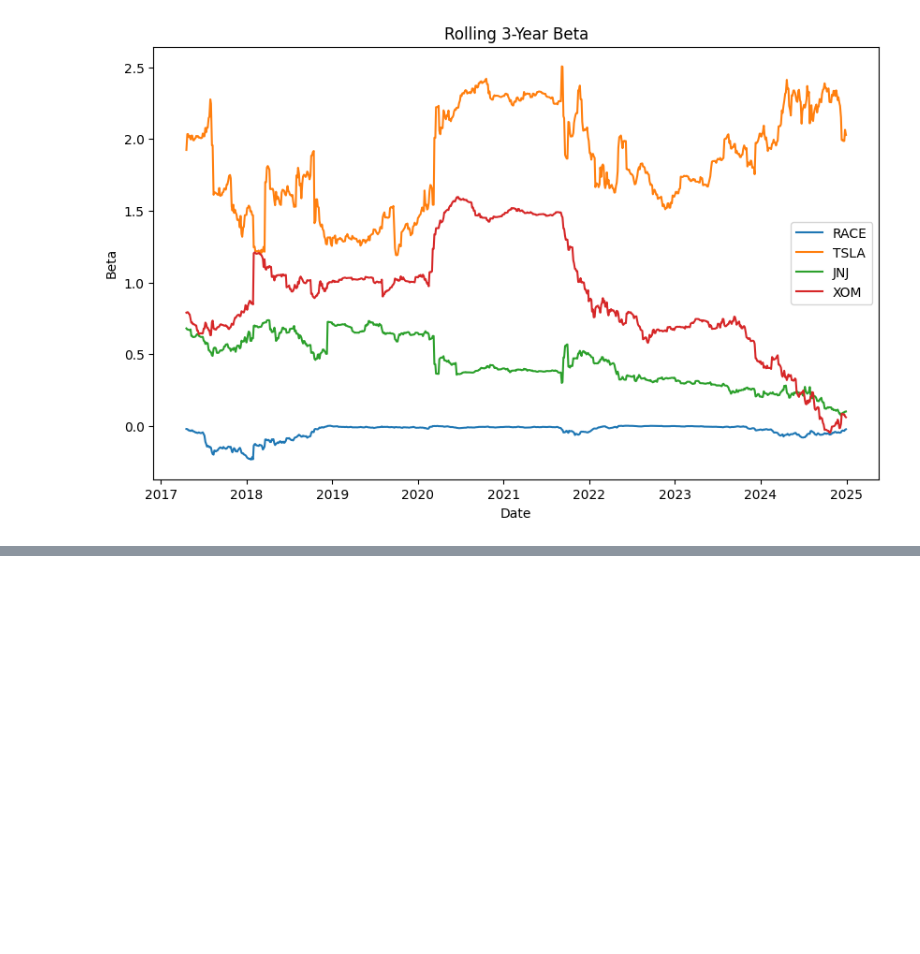
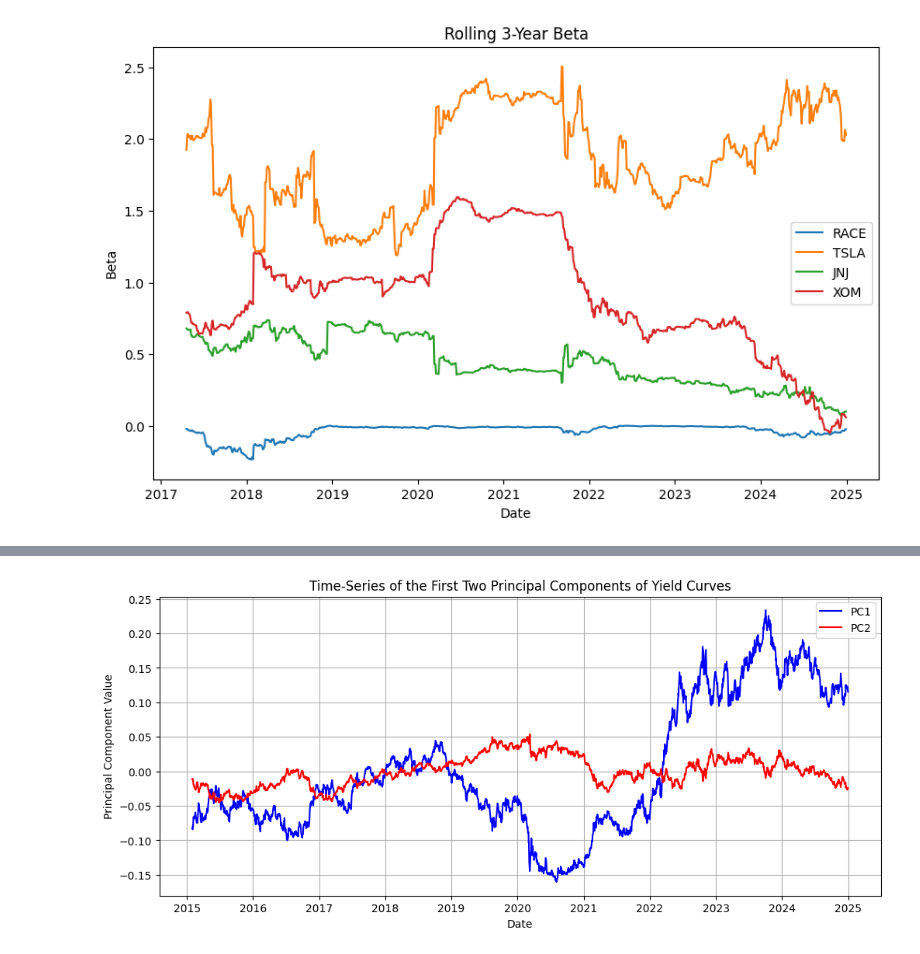
Before and after one commit to rameloa/School, a Jupyter notebook: 823FinancialAnalytics/A2/Assignment2AnthonyRamelo.ipynb, the cells around one changed output, grey strips where cells are left out. Saved outputs shown, nothing was run; the diff lists cells and outputs as text; code cells hidden in the pictures; blank space fills up the shorter version.

```diff
--- a/823FinancialAnalytics/A2/Assignment2AnthonyRamelo.ipynb
+++ b/823FinancialAnalytics/A2/Assignment2AnthonyRamelo.ipynb
@@ -148,0 +320,82 @@ Part
+# %%
+import pandas as pd
+import numpy as np
+import matplotlib.pyplot as plt
+from sklearn.decomposition import PCA
+
+# Load the Excel file
+file_path = "yield_curves.xlsx"
+xls = pd.ExcelFile(file_path)
+
+# Load the data from the 'yield_curves' sheet
+df = pd.read_excel(xls, sheet_name='yield_curves')
+
+# Convert the 'Date' column to datetime format
+df['Date'] = pd.to_datetime(df['Date'])
+
+# Drop any unexpected column
+df = df.drop(columns=[' '], errors='ignore')
+
+# Convert yield columns to numeric, handling errors
+df.iloc[:, 1:] = df.iloc[:, 1:].apply(pd.to_numeric, errors='coerce')
+
+# Drop NaN values
+df_clean = df.dropna()
+
+# Extract yield data
+yield_data = df_clean.iloc[:, 1:].values
+
+# Perform PCA
+pca = PCA()
+pca.fit(yield_data)
+
+# Compute explained variance ratio
+explained_variance = np.cumsum(pca.explained_variance_ratio_)
+
+# Find number of principal components explaining 99% variance
+num_components = np.argmax(explained_variance >= 0.99) + 1
+print(f"Number of principal components explaining 99% variance: {num_components}")
+
+# Project the yield data onto the first two principal components
+pca_scores = pca.transform(yield_data)[:, :2]
+
+# Create a DataFrame for visualization
+pca_df = pd.DataFrame({
+    'Date': df_clean['Date'],
+    'PC1': pca_scores[:, 0],
+    'PC2': pca_scores[:, 1]
+})
+
+# Plot the time-series of the first two principal components
+plt.figure(figsize=(12, 5))
+plt.plot(pca_df['Date'], pca_df['PC1'], label='PC1', color='blue')
+plt.plot(pca_df['Date'], pca_df['PC2'], label='PC2', color='red')
+plt.xlabel('Date')
+plt.ylabel('Principal Component Value')
+plt.title('Time-Series of the First Two Principal Components of Yield Curves')
+plt.legend()
+plt.grid()
+plt.show()
+
+# Extract the most recent date and the last date of December 2023
+latest_date = df['Date'].max()
+dec_2023_date = df[df['Date'].dt.strftime('%Y-%m') == '2023-12']['Date'].max()
+
+# Get the yield curve data for these two dates
+latest_yields = df[df['Date'] == latest_date].iloc[:, 1:].T
+dec_2023_yields = df[df['Date'] == dec_2023_date].iloc[:, 1:].T
+
+# Get the maturities (column headers except 'Date')
+maturities = df.columns[1:].astype(float)
+
+# Plot the yield curves
+plt.figure(figsize=(10, 5))
+plt.plot(maturities, latest_yields, label=f'Latest ({latest_date.date()})', marker='o')
+plt.plot(maturities, dec_2023_yields, label=f'Dec 2023 ({dec_2023_date.date()})', marker='s')
+plt.xlabel('Maturity (Years)')
+plt.ylabel('Yield (%)')
+plt.title('Comparison of Yield Curves')
+plt.legend()
+plt.grid()
+plt.show()
+# %% [output]
@@ -148,0 +403 @@ Part
+[figure, added]
```
Also changed, not shown: parts of 8 cells of this notebook, 9 other files.
